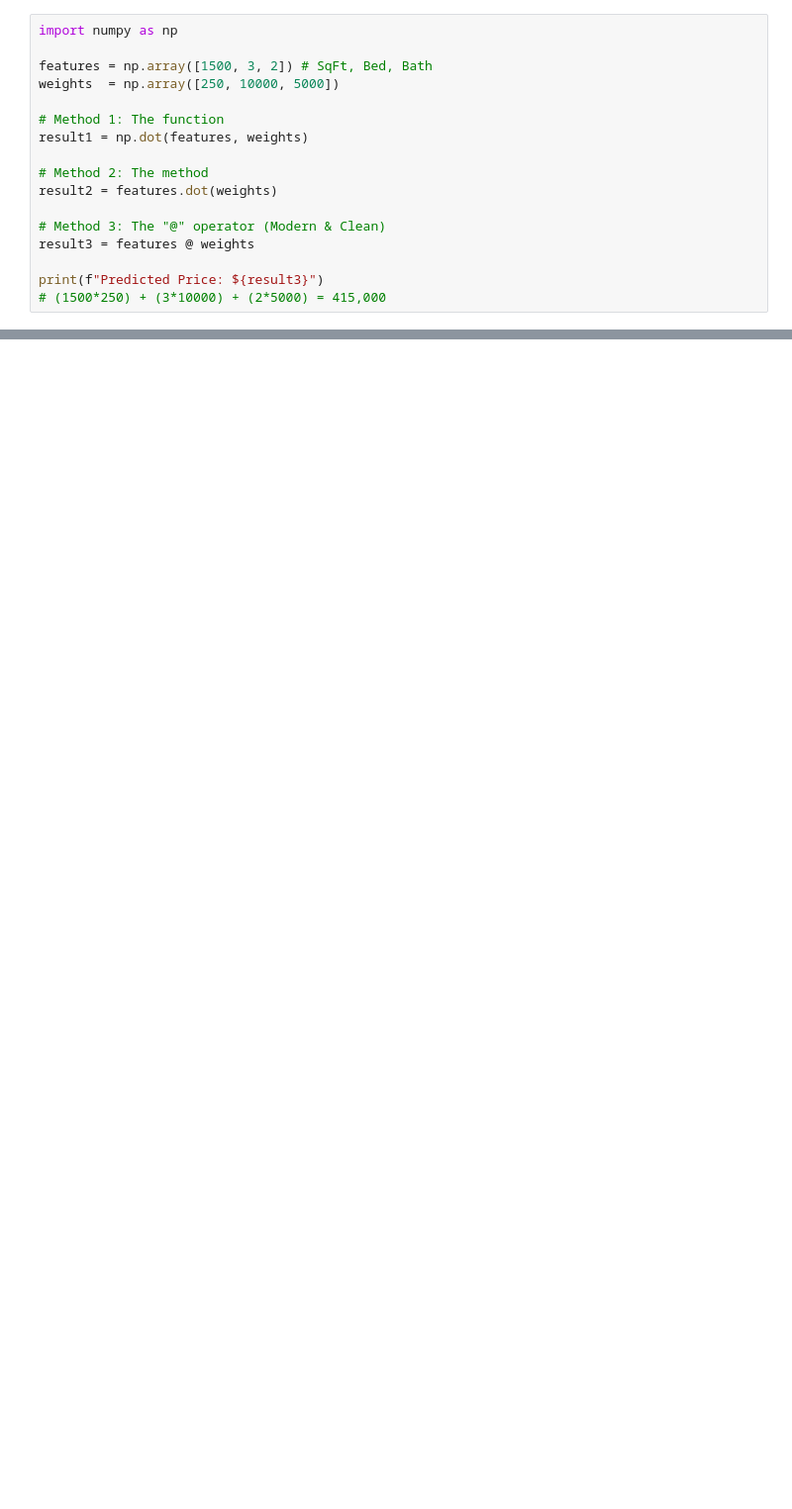
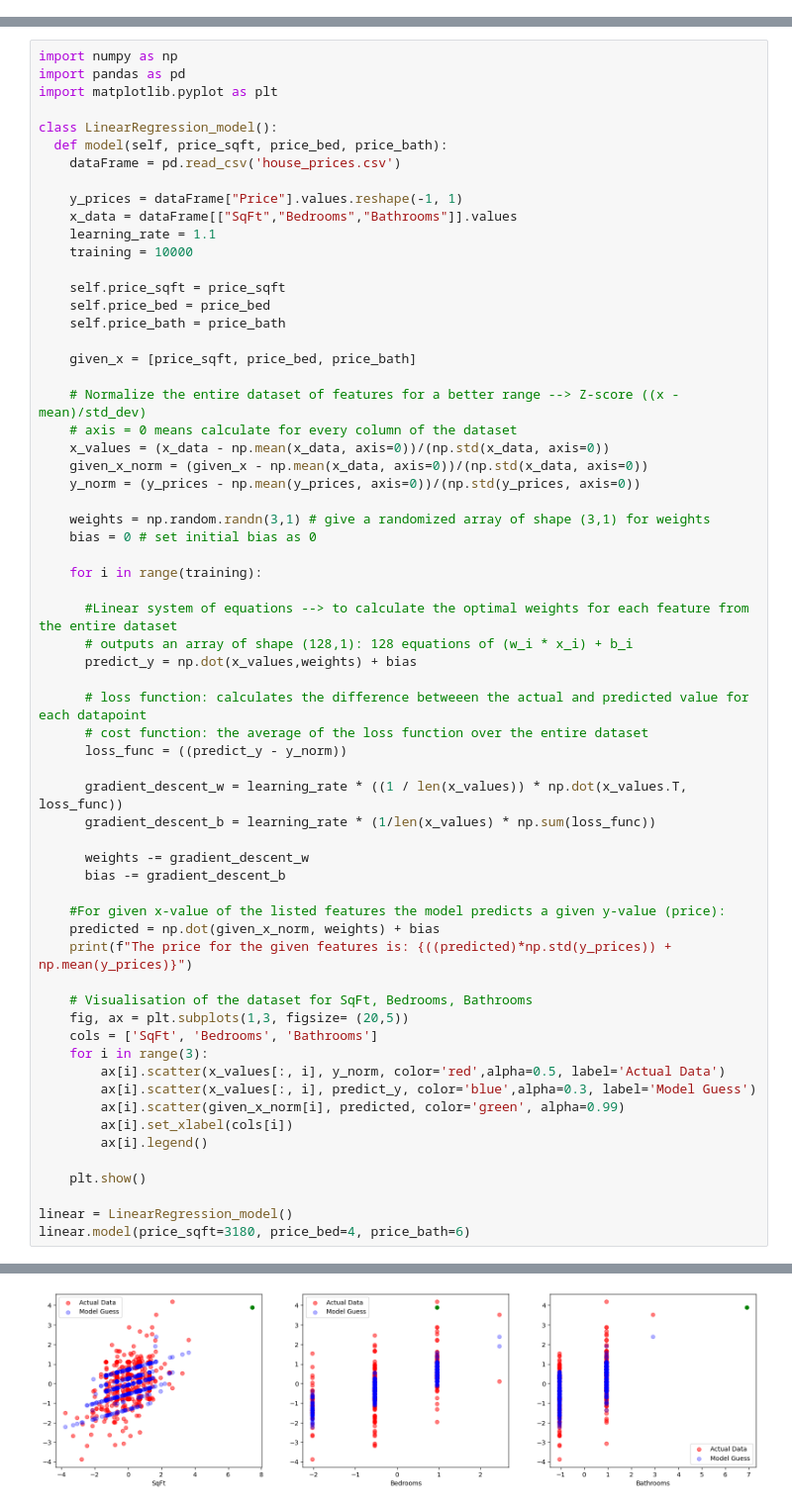
Before and after one commit to jahaanb7/Linear-Regression-from-Scratch, a Jupyter notebook: Linear_regressions.ipynb, the cells around one changed output, grey strips where cells are left out. Shown at 99% size. Drawn from its saved outputs; the diff is of its cells as text; blank space fills up the shorter version.

```diff
--- a/Linear_regressions.ipynb
+++ b/Linear_regressions.ipynb
@@ -41,17 +0,0 @@ ValueError: shapes (1,3) and (128,3) not aligned: 3 (dim 1) != 128 (dim 0)
-# %%
-import numpy as np
-
-features = np.array([1500, 3, 2]) # SqFt, Bed, Bath
-weights  = np.array([250, 10000, 5000])
-
-# Method 1: The function
-result1 = np.dot(features, weights)
-
-# Method 2: The method
-result2 = features.dot(weights)
-
-# Method 3: The "@" operator (Modern & Clean)
-result3 = features @ weights
-
-print(f"Predicted Price: ${result3}")
-# (1500*250) + (3*10000) + (2*5000) = 415,000
@@ -59,0 +1,64 @@ Predicted Price: $415000
+# %%
+import numpy as np
+import pandas as pd
+import matplotlib.pyplot as plt
+
+class LinearRegression_model():
+  def model(self, price_sqft, price_bed, price_bath):
+    dataFrame = pd.read_csv('house_prices.csv')
+
+    y_prices = dataFrame["Price"].values.reshape(-1, 1)
+    x_data = dataFrame[["SqFt","Bedrooms","Bathrooms"]].values
+    learning_rate = 1.1
+    training = 10000
+
+    self.price_sqft = price_sqft
+    self.price_bed = price_bed
+    self.price_bath = price_bath
+
+    given_x = [price_sqft, price_bed, price_bath]
+
+    # Normalize the entire dataset of features for a better range --> Z-score ((x - mean)/std_dev)
+    # axis = 0 means calculate for every column of the dataset
+    x_values = (x_data - np.mean(x_data, axis=0))/(np.std(x_data, axis=0))
+    given_x_norm = (given_x - np.mean(x_data, axis=0))/(np.std(x_data, axis=0))
+    y_norm = (y_prices - np.mean(y_prices, axis=0))/(np.std(y_prices, axis=0))
+
+    weights = np.random.randn(3,1) # give a randomized array of shape (3,1) for weights
+    bias = 0 # set initial bias as 0
+
+    for i in range(training):
+
+      #Linear system of equations --> to calculate the optimal weights for each feature from the entire dataset
+      # outputs an array of shape (128,1): 128 equations of (w_i * x_i) + b_i
+      predict_y = np.dot(x_values,weights) + bias
+
+      # loss function: calculates the difference betweeen the actual and predicted value for each datapoint
+      # cost function: the average of the loss function over the entire dataset
+      loss_func = ((predict_y - y_norm))
+
+      gradient_descent_w = learning_rate * ((1 / len(x_values)) * np.dot(x_values.T, loss_func))
+      gradient_descent_b = learning_rate * (1/len(x_values) * np.sum(loss_func))
+
+      weights -= gradient_descent_w
+      bias -= gradient_descent_b
+
+    #For given x-value of the listed features the model predicts a given y-value (price):
+    predicted = np.dot(given_x_norm, weights) + bias
+    print(f"The price for the given features is: {((predicted)*np.std(y_prices)) + np.mean(y_prices)}")
+
+    # Visualisation of the dataset for SqFt, Bedrooms, Bathrooms
+    fig, ax = plt.subplots(1,3, figsize= (20,5))
+    cols = ['SqFt', 'Bedrooms', 'Bathrooms']
+    for i in range(3):
+        ax[i].scatter(x_values[:, i], y_norm, color='red',alpha=0.5, label='Actual Data')
+        ax[i].scatter(x_values[:, i], predict_y, color='blue',alpha=0.3, label='Model Guess')
+        ax[i].scatter(given_x_norm[i], predicted, color='green', alpha=0.99)
+        ax[i].set_xlabel(cols[i])
+        ax[i].legend()
+
+    plt.show()
+
+linear = LinearRegression_model()
+linear.model(price_sqft=3180, price_bed=4, price_bath=6)
+# %% [output]
@@ -59,0 +66 @@ Predicted Price: $415000
+[figure, added]
```
Also changed, not shown: parts of 3 cells of this notebook.
